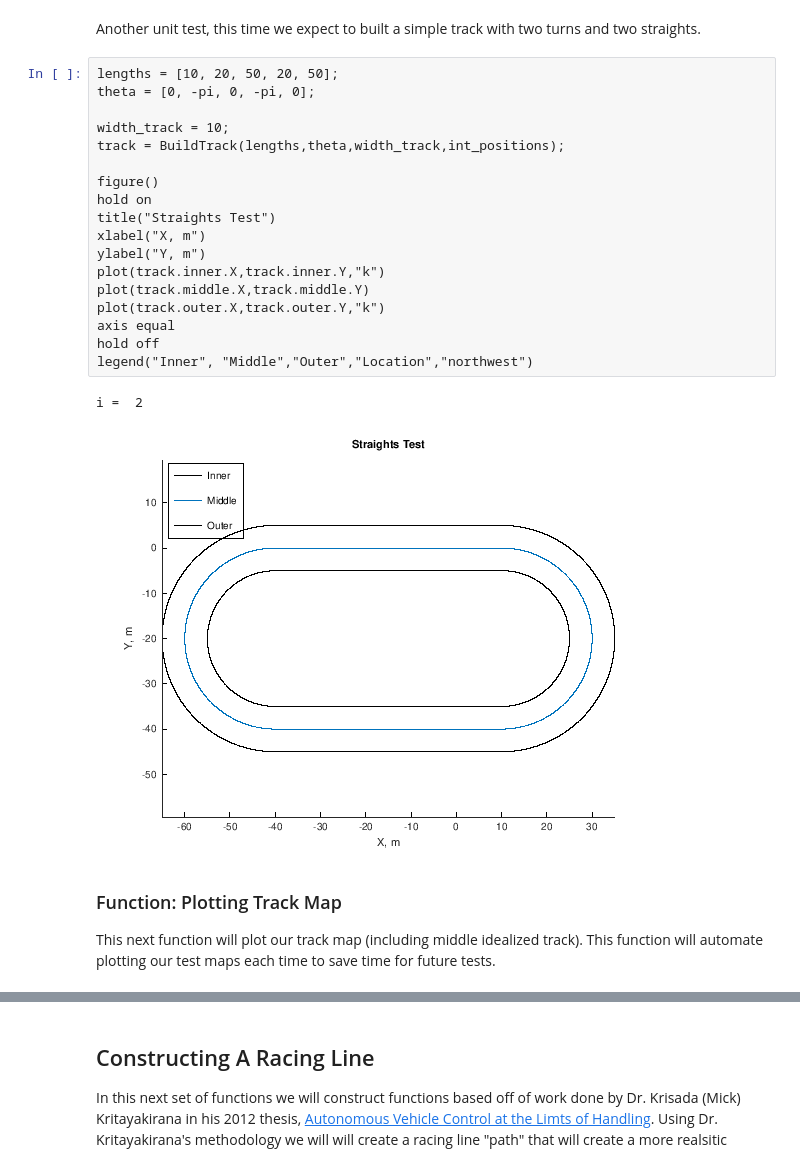
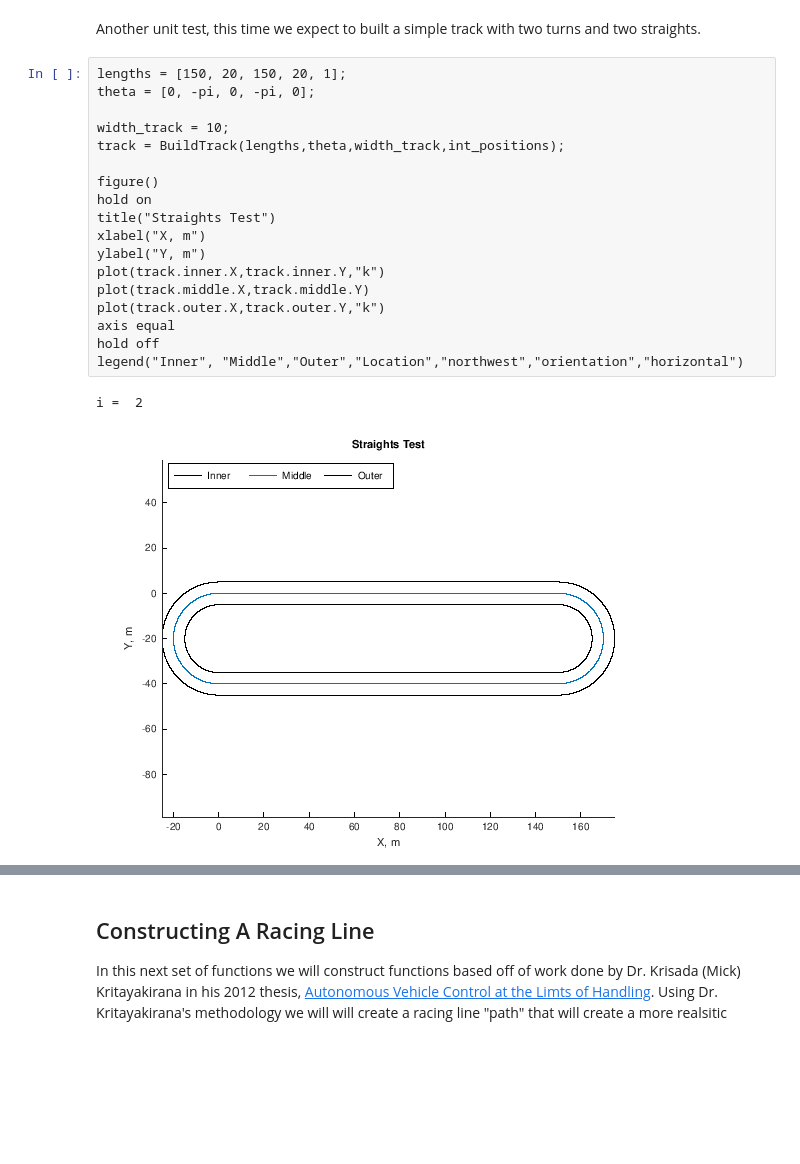
Before and after one commit to PostMatthew/Laptime_Simulation_ME391, a Jupyter notebook: BuildingCustomRacingTracksWithRacing Lines.ipynb, the cells around one changed output, grey strips where cells are left out. Saved outputs shown, nothing was run; the diff lists cells and outputs as text; blank space fills up the shorter version.

Commit message:
Update BuildingCustomRacingTracksWithRacing Lines.ipynb
Updated racing line notebook for Prof. Brown to help w/Fill CR issue

```diff
--- a/BuildingCustomRacingTracksWithRacing Lines.ipynb
+++ b/BuildingCustomRacingTracksWithRacing Lines.ipynb
@@ -507,26 +522,23 @@ end
 # %% [markdown]
 Another unit test, this time we expect to built a simple track with two turns and two straights.
 # %%
-lengths = [10, 20, 50, 20, 50];
+lengths = [150, 20, 150, 20, 1];
 theta = [0, -pi, 0, -pi, 0];
 
 width_track = 10;
 track = BuildTrack(lengths,theta,width_track,int_positions);
 
 figure()
 hold on
 title("Straights Test")
 xlabel("X, m")
 ylabel("Y, m")
 plot(track.inner.X,track.inner.Y,"k")
 plot(track.middle.X,track.middle.Y)
 plot(track.outer.X,track.outer.Y,"k")
 axis equal
 hold off
-legend("Inner", "Middle","Outer","Location","northwest")
+legend("Inner", "Middle","Outer","Location","northwest","orientation","horizontal")
 # %% [output]
 i =  2
-[figure, old version]
+[figure, new version]
-# %% [markdown]
-### Function: Plotting Track Map
-This next function will plot our track map (including middle idealized track). This function will automate plotting our test maps each time to save time for future tests.
```
Also changed, not shown: parts of 103 cells of this notebook.
